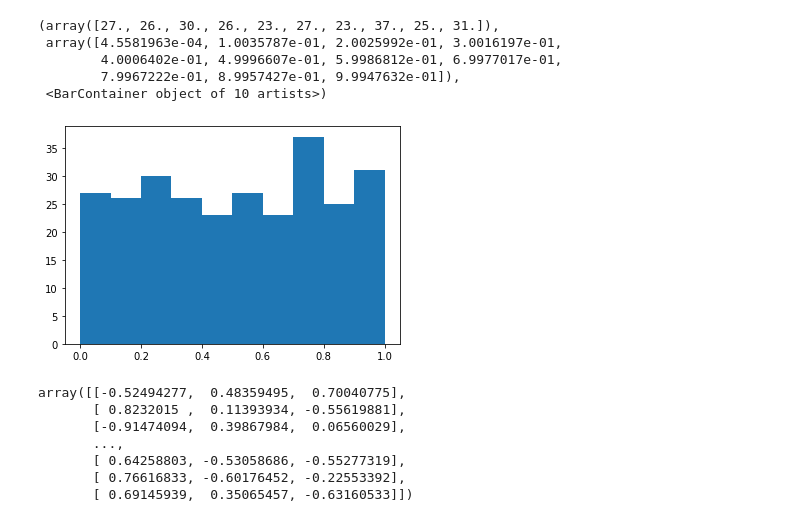
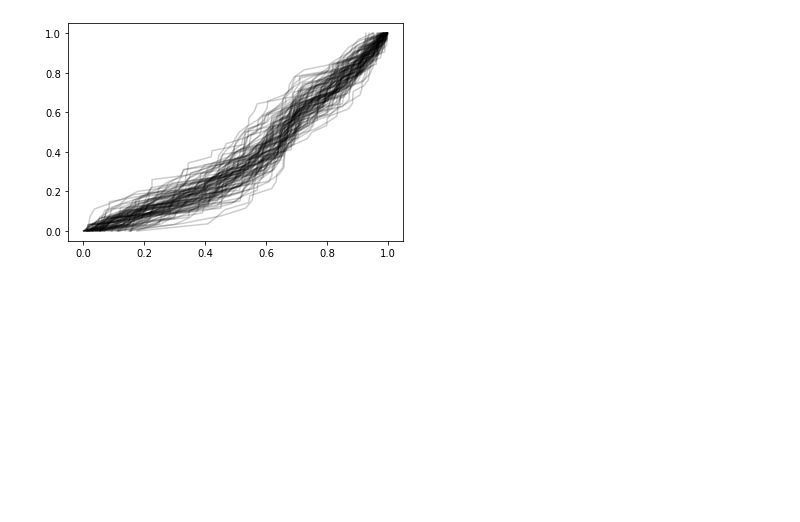
Before and after one commit to forero/DelaunayASTRA, a Jupyter notebook: nb/explore_web.ipynb, the cells around one changed output. Drawn from its saved outputs; the diff is of its cells as text; code cells hidden in the pictures; blank space fills up the shorter version.

```diff
--- a/nb/explore_web.ipynb
+++ b/nb/explore_web.ipynb
@@ -38,20 +31,10 @@ array('[-0.52494277  0.48359495  0.70040775]', dtype='<U37')
-# %%
-ii = void_data_tcw['N']>10
-plt.hist(np.abs(eigen_1[ii,2]))
-# %% [output]
-(array([27., 26., 30., 26., 23., 27., 23., 37., 25., 31.]),
- array([4.5581963e-04, 1.0035787e-01, 2.0025992e-01, 3.0016197e-01,
-        4.0006402e-01, 4.9996607e-01, 5.9986812e-01, 6.9977017e-01,
-        7.9967222e-01, 8.9957427e-01, 9.9947632e-01]),
- <BarContainer object of 10 artists>)
-[figure, removed]
-# %%
-eigen_1
-# %% [output]
-array([[-0.52494277,  0.48359495,  0.70040775],
-       [ 0.8232015 ,  0.11393934, -0.55619881],
-       [-0.91474094,  0.39867984,  0.06560029],
-       ...,
-       [ 0.64258803, -0.53058686, -0.55277319],
-       [ 0.76616833, -0.60176452, -0.22553392],
-       [ 0.69145939,  0.35065457, -0.63160533]])
+# %%
+for v in range(100):
+    ii = voids_SDSS[v]['N']>40
+    component = eigen_values[v][ii,2]
+    n = len(component)
+    int_distro = np.linspace(0,1,n)
+    x = np.sort(np.abs(component))
+    plt.plot(x, int_distro, color='black', alpha=0.2)
+# %% [output]
+[figure, added]
```
Also changed, not shown: parts of 4 cells of this notebook.
